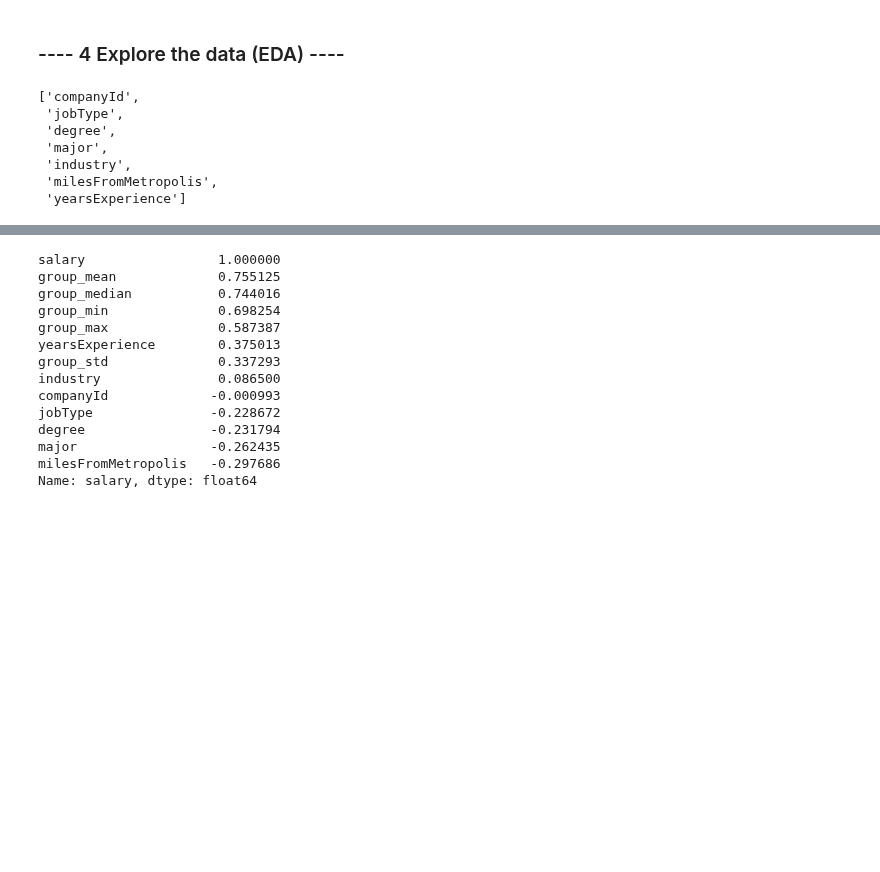
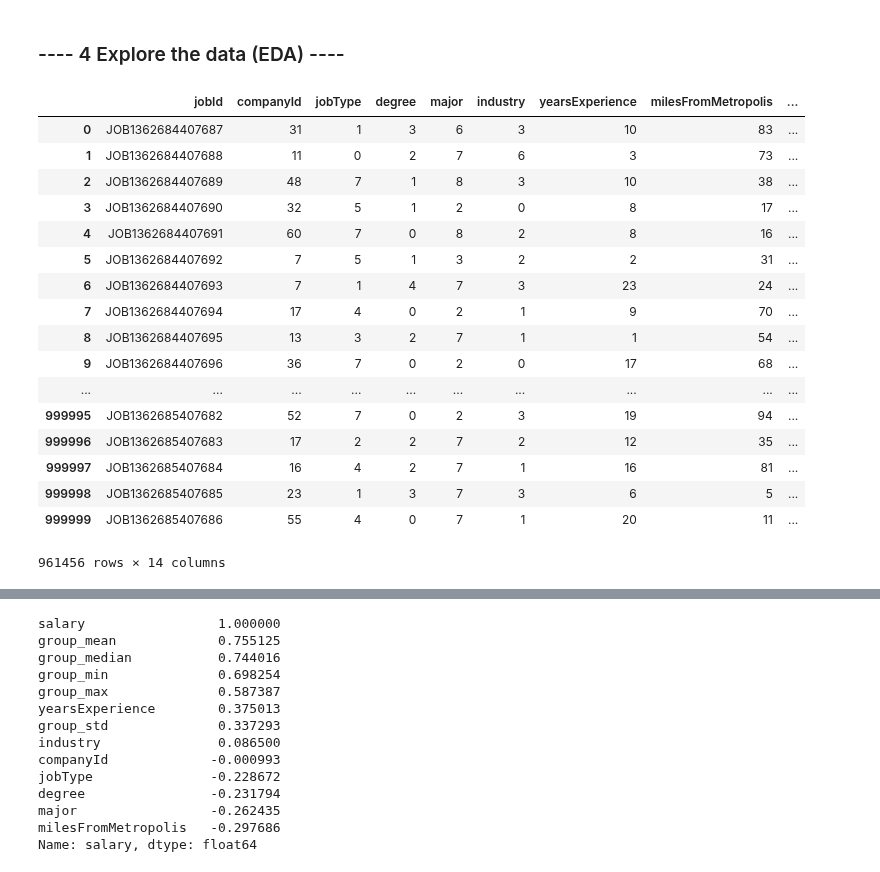
Before and after one commit to kirahman2/salarypredictionportfolio, a Jupyter notebook: Salary Prediction Notebook.ipynb, the cells around one changed output, grey strips where cells are left out. Cells and saved outputs as stored; diff of their text form; code cells hidden in the pictures; blank space fills up the shorter version.

Commit message:
Cleaning up FeatureEngineering method.

```diff
--- a/Salary Prediction Notebook.ipynb
+++ b/Salary Prediction Notebook.ipynb
@@ -50,6 +44,8 @@ class Data:
         self.col_id = col_id
         self.col_target = col_target
         self.train_df_eda = self._create_train_eda(train_file, train_target_file)
+        self.test_df_eda = self._create_test_eda(test_file)
+
         self.train_df = self._create_train_df(train_file, train_target_file)
 #         self.train_df = self._shuffle_data(self.train_df) # KEEP
         self.test_df = self._create_test_df(test_file)
@@ -68,6 +64,12 @@ class Data:
         train_df = self._join_df(train_df, train_target, col_id)
         train_df = self._clean_data(train_df)
         return train_df
+
+    def _create_test_eda(self, test_feature_df):
+#         train_target = self._load_file(test_feature_df)
+        test_df = self._load_file(test_feature_df)
+#         test_df = self._clean_data(train_df)
+        return test_df
 
     def _create_test_df(self, test_file):
         test_df = self._load_file(test_file)
@@ -170,10 +182,21 @@ fe = FeatureEngineering(data.train_df_eda, data.train_df, data.col_cat, data.col
 # %%
-data.col_all
+data.train_df
 # %% [output]
+|  | jobId | companyId | jobType | degree | major | industry | yearsExperience | milesFromMetropolis | ... |
+| 0 | JOB1362684407687 | 31 | 1 | 3 | 6 | 3 | 10 | 83 | ... |
+| 1 | JOB1362684407688 | 11 | 0 | 2 | 7 | 6 | 3 | 73 | ... |
+| 2 | JOB1362684407689 | 48 | 7 | 1 | 8 | 3 | 10 | 38 | ... |
+| 3 | JOB1362684407690 | 32 | 5 | 1 | 2 | 0 | 8 | 17 | ... |
+| 4 | JOB1362684407691 | 60 | 7 | 0 | 8 | 2 | 8 | 16 | ... |
+| 5 | JOB1362684407692 | 7 | 5 | 1 | 3 | 2 | 2 | 31 | ... |
+| 6 | JOB1362684407693 | 7 | 1 | 4 | 7 | 3 | 23 | 24 | ... |
+| 7 | JOB1362684407694 | 17 | 4 | 0 | 2 | 1 | 9 | 70 | ... |
+| 8 | JOB1362684407695 | 13 | 3 | 2 | 7 | 1 | 1 | 54 | ... |
+| 9 | JOB1362684407696 | 36 | 7 | 0 | 2 | 0 | 17 | 68 | ... |
+| ... | ... | ... | ... | ... | ... | ... | ... | ... | ... |
+| 999995 | JOB1362685407682 | 52 | 7 | 0 | 2 | 3 | 19 | 94 | ... |
+| 999996 | JOB1362685407683 | 17 | 2 | 2 | 7 | 2 | 12 | 35 | ... |
+| 999997 | JOB1362685407684 | 16 | 4 | 2 | 7 | 1 | 16 | 81 | ... |
+| 999998 | JOB1362685407685 | 23 | 1 | 3 | 7 | 3 | 6 | 5 | ... |
+| 999999 | JOB1362685407686 | 55 | 4 | 0 | 7 | 1 | 20 | 11 | ... |
-['companyId',
- 'jobType',
- 'degree',
- 'major',
- 'industry',
- 'milesFromMetropolis',
- 'yearsExperience']
+961456 rows × 14 columns
```
Also changed, not shown: parts of 7 cells of this notebook.
